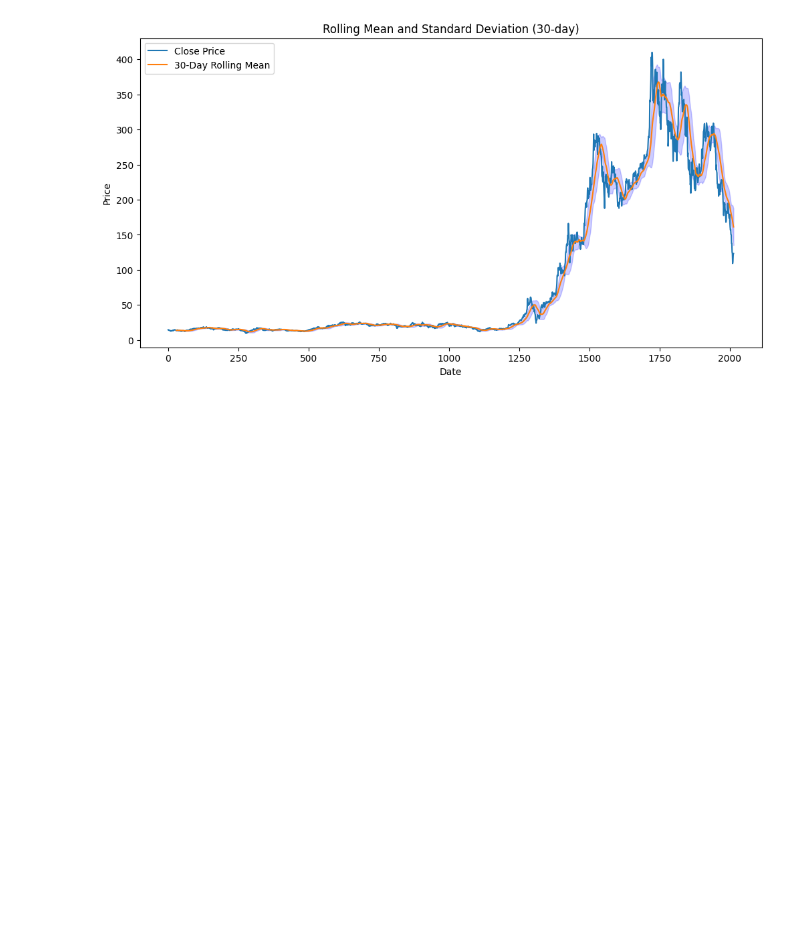
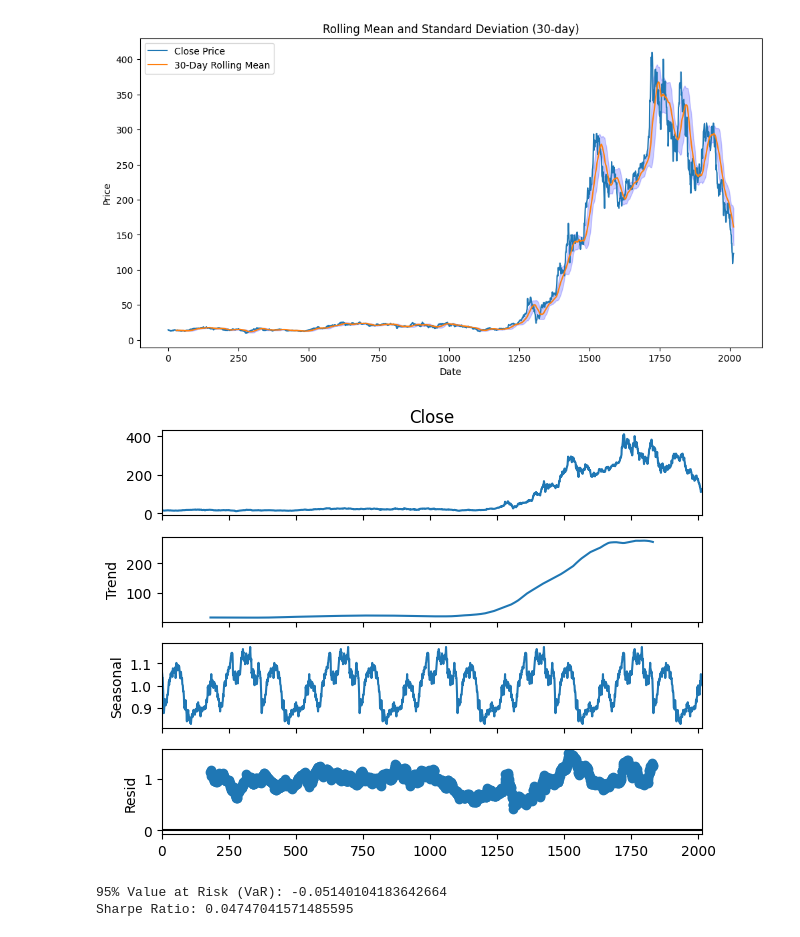
Before and after one commit to Endekalu777/Forecasting-Portfolio-Strategies, a Jupyter notebook: notebooks/TSLA_financial_eda.ipynb, the cells around one changed output. Drawn from its saved outputs; the diff is of its cells as text; code cells hidden in the pictures; blank space fills up the shorter version.

```diff
--- a/notebooks/TSLA_financial_eda.ipynb
+++ b/notebooks/TSLA_financial_eda.ipynb
@@ -18,3 +22,12 @@ eda.daily_percentage_change()
 eda.rolling_stats()
 # %% [output]
 [figure]
+# %%
+eda.trend_seasonality_decomposition()
+# %% [output]
+[figure, added]
+# %%
+eda.risk_metrics()
+# %% [output]
+95% Value at Risk (VaR): -0.05140104183642664
+Sharpe Ratio: 0.04747041571485595
```
Also changed, not shown: parts of 1 cell of this notebook, 3 other files.
